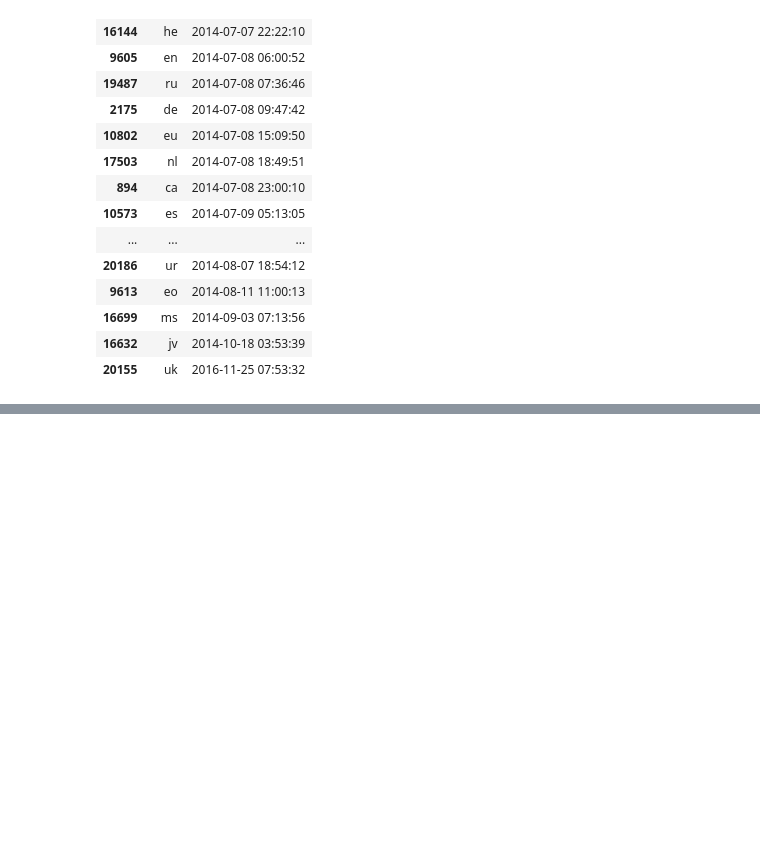
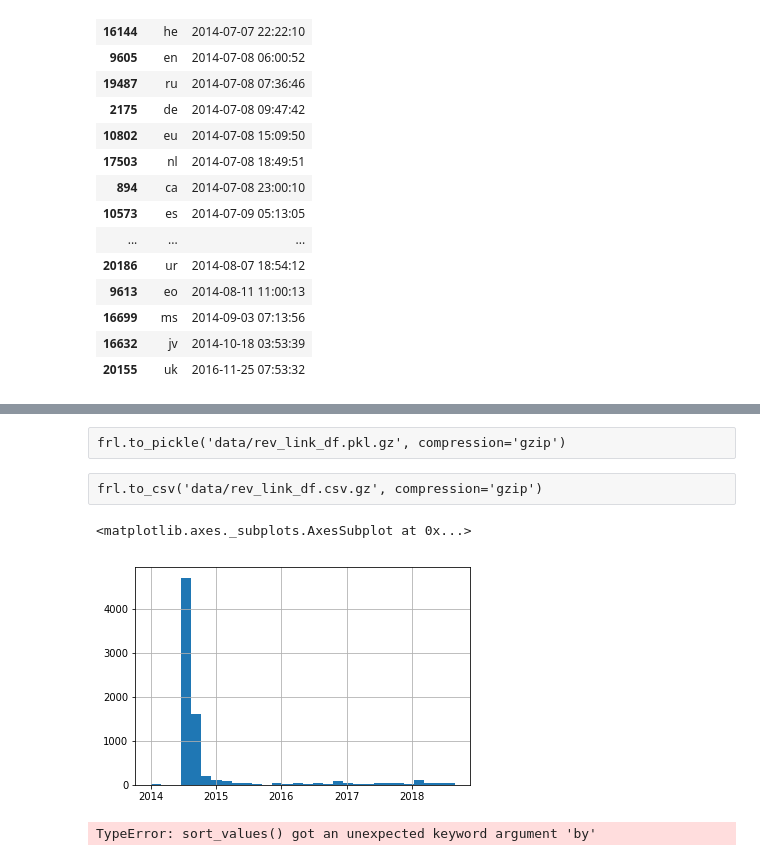
Before and after one commit to cjer/zuk, a Jupyter notebook: zuk_wiki.ipynb, the cells around one changed output, grey strips where cells are left out. Saved outputs shown, nothing was run; the diff lists cells and outputs as text; code cells hidden in the pictures; blank space fills up the shorter version.

Commit message:
add revision external links

```diff
--- a/zuk_wiki.ipynb
+++ b/zuk_wiki.ipynb
@@ -573,0 +637,4 @@ rdf[rdf.lang=='hu']
+# %%
+for future in concurrent.futures.as_completed(future_to_parse):
+    lang, revid, timestamp = future_to_parse[future]
+    rev_ext[lang].append(future.result())
@@ -573,0 +683,26 @@ rdf[rdf.lang=='hu']
+# %%
+sorted_rev_ext = {lang: sorted([rev for rev in revs if 'parse' in rev], key=lambda k: k['parse']['revid']) for lang, revs in rev_ext.items()}
+# %%
+full_df = []
+for lang in sorted_rev_ext:
+    for resp in sorted_rev_ext[lang]:
+        if 'parse' in resp:
+            for link in resp['parse']['externallinks']:
+                full_df.append({'lang': lang, 'link': link, 'revid': resp['parse']['revid']})
+
+full_rev_link_df = pd.DataFrame(full_df)
+# %%
+frl = full_rev_link_df.merge(rdf[['lang', 'revid', 'timestamp']], how='left')
+# %% [raw]
+frl.to_pickle('data/rev_link_df.pkl.gz', compression='gzip')
+# %% [raw]
+frl.to_csv('data/rev_link_df.csv.gz', compression='gzip')
+# %%
+frl.groupby('link').timestamp.min().sort_values(ascending=False).hist(bins=30)
+# %% [output]
+<matplotlib.axes._subplots.AxesSubplot at 0x...>
+[figure, added]
+# %%
+frl.groupby(['lang', 'link']).timestamp.min()t.sort_values(by=['lang', 'timestamp'], ascending=False)
+# %% [output]
+TypeError: sort_values() got an unexpected keyword argument 'by'
```
Also changed, not shown: parts of 18 cells of this notebook, 6 other files.
